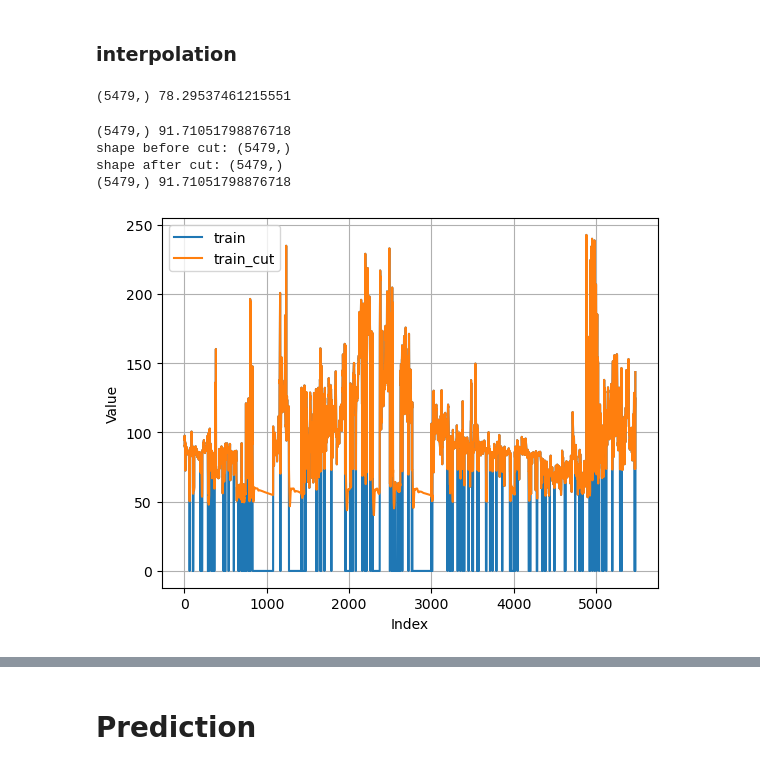
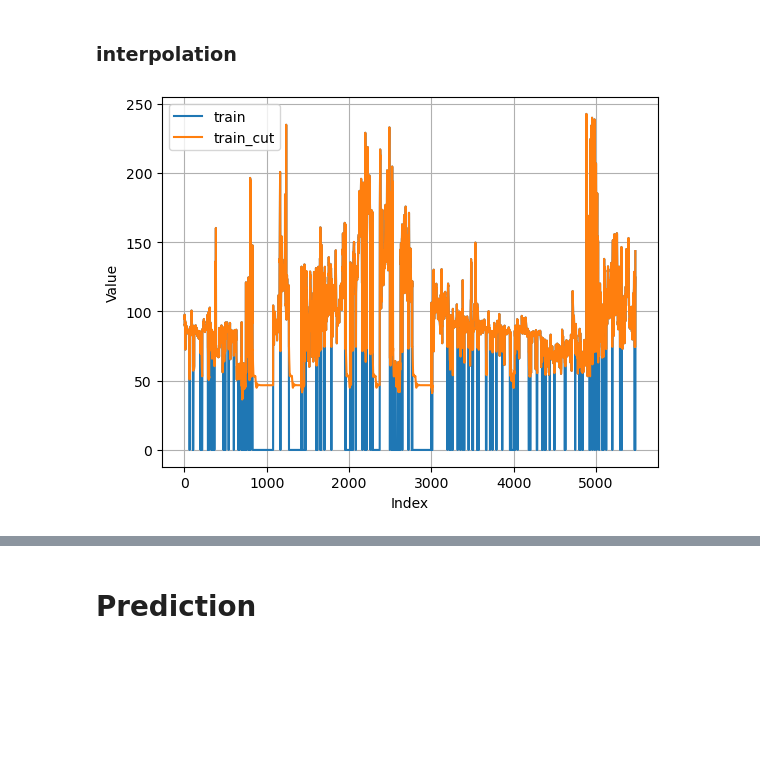
Before and after one commit to jiho264/solarAI, a Jupyter notebook: addinteroplation.ipynb, the cells around one changed output, grey strips where cells are left out. Drawn from its saved outputs; the diff is of its cells as text; code cells hidden in the pictures; blank space fills up the shorter version.

Commit message:
create interpolation method

```diff
--- a/addinteroplation.ipynb
+++ b/addinteroplation.ipynb
@@ -93,2 +134,6 @@ model.compile(optimizer='adam', loss='mean_squared_error', metrics=['RootMeanSqu
 # %% [markdown]
 ## First training
+# %%
+input_shape = (INPUT_DAYS, 1)
+first_lstm_model = create_lstm_model(input_shape)
+first_lstm_model.summary()
@@ -96,5 +155,15 @@ model.compile(optimizer='adam', loss='mean_squared_error', metrics=['RootMeanSqu
 train_zeros = nan_to_zero(train)
 train_cut = cut_zeros(train_zeros)
 train_x, train_y = make_dataset_windowsshift(train_cut)
-model.fit(train_x, train_y, epochs=40, batch_size=64, callbacks=[loss_callback])
+
+first_lstm_model.fit(train_x, train_y, epochs=40,
+                     batch_size=64, callbacks=[loss_callback])
+
+
+plt.plot(loss_history)
+plt.title('Training Loss Over Time')
+plt.legend(['loss_history', 'rmse_history'])
+plt.xlabel('Epoch')
+plt.ylabel('Loss')
+plt.show()
 # %% [output]
@@ -136,35 +199,26 @@ plt.show()
 # %% [markdown]
 ### interpolation
 # %%
-# interpolation with LSTM model
-_copy = train.copy()
-print(train.shape, np.mean(train))
+def interpolation(_input, _model):
+    _copy = _input.copy()
 
-for i in tqdm(range(INPUT_DAYS, len(_copy))):
-    if _copy[i] == 0:
-        #print(i-INPUT_DAYS-1, i-1, 'i = ',i)
-        _copy[i] = model.predict(_copy[i-INPUT_DAYS-1:i-1].reshape(1, INPUT_DAYS, 1), verbose=0)
+    for i in tqdm(range(INPUT_DAYS, len(_copy))):
+        if _copy[i] == 0:
+            #print(i-INPUT_DAYS-1, i-1, 'i = ',i)
+            _copy[i] = _model.predict(
+                _copy[i-INPUT_DAYS-1:i-1].reshape(1, INPUT_DAYS, 1), verbose=0)
 
-print(_copy.shape, np.mean(_copy))
-_copy = cut_zeros(_copy)
-print(_copy.shape, np.mean(_copy))
+    return _copy
-# %% [output]
-(5479,) 78.29537461215551
-(5479,) 91.71051798876718
-shape before cut: (5479,)
-shape after cut: (5479,)
-(5479,) 91.71051798876718
 # %%
+_interpolated = interpolation(train, first_lstm_model)
+
 plt.figure()
 plt.plot(train, label='train')
-plt.plot(_copy, label='train_cut')
+plt.plot(_interpolated, label='train_cut')
 plt.xlabel('Index')
 plt.ylabel('Value')
 plt.legend()
 plt.grid(True)
 plt.show()
-
-## 0 다시 짜르고, 학습시키기
-# 데이터셋만드는 함수 만들기
 # %% [output]
-[figure, old version]
+[figure, new version]
```
Also changed, not shown: parts of 19 cells of this notebook.
